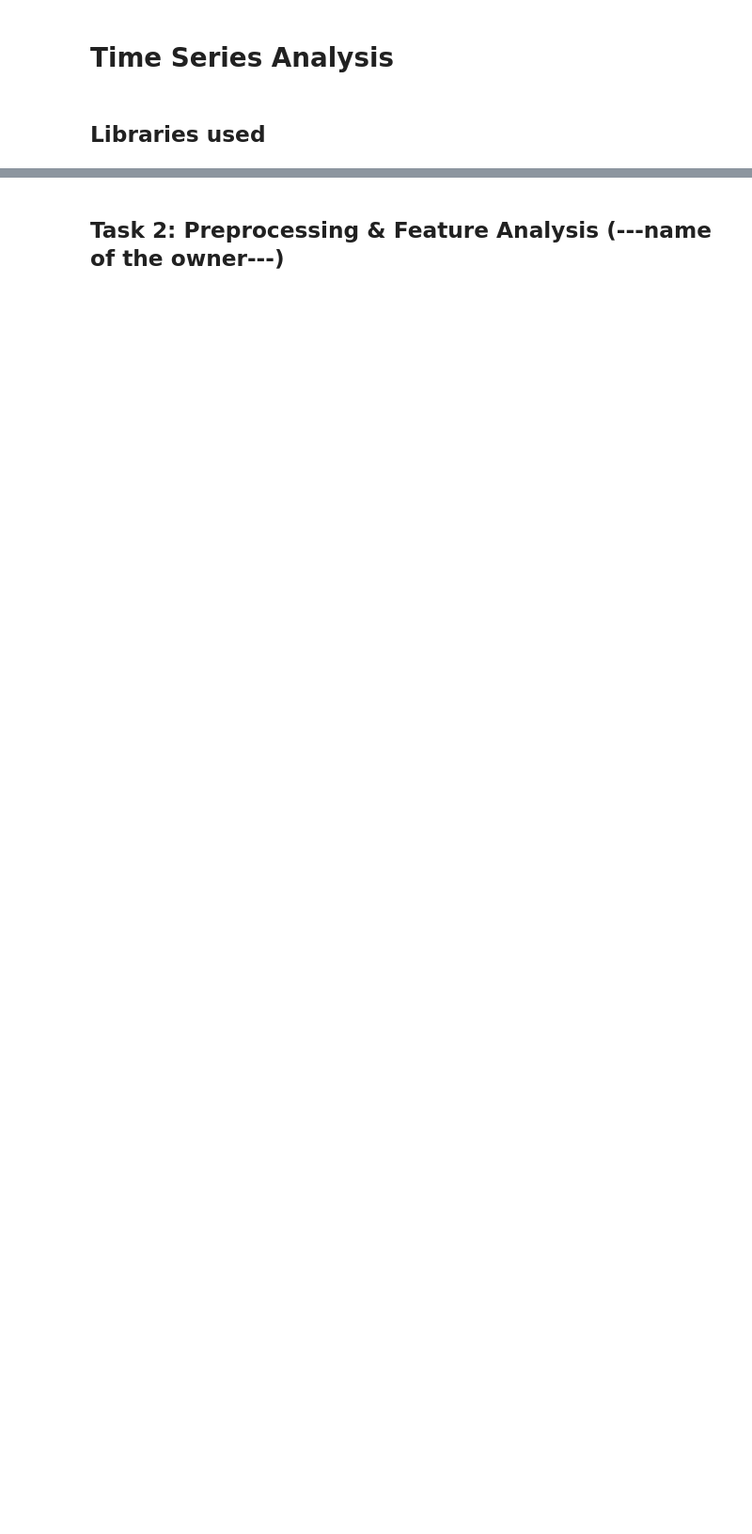
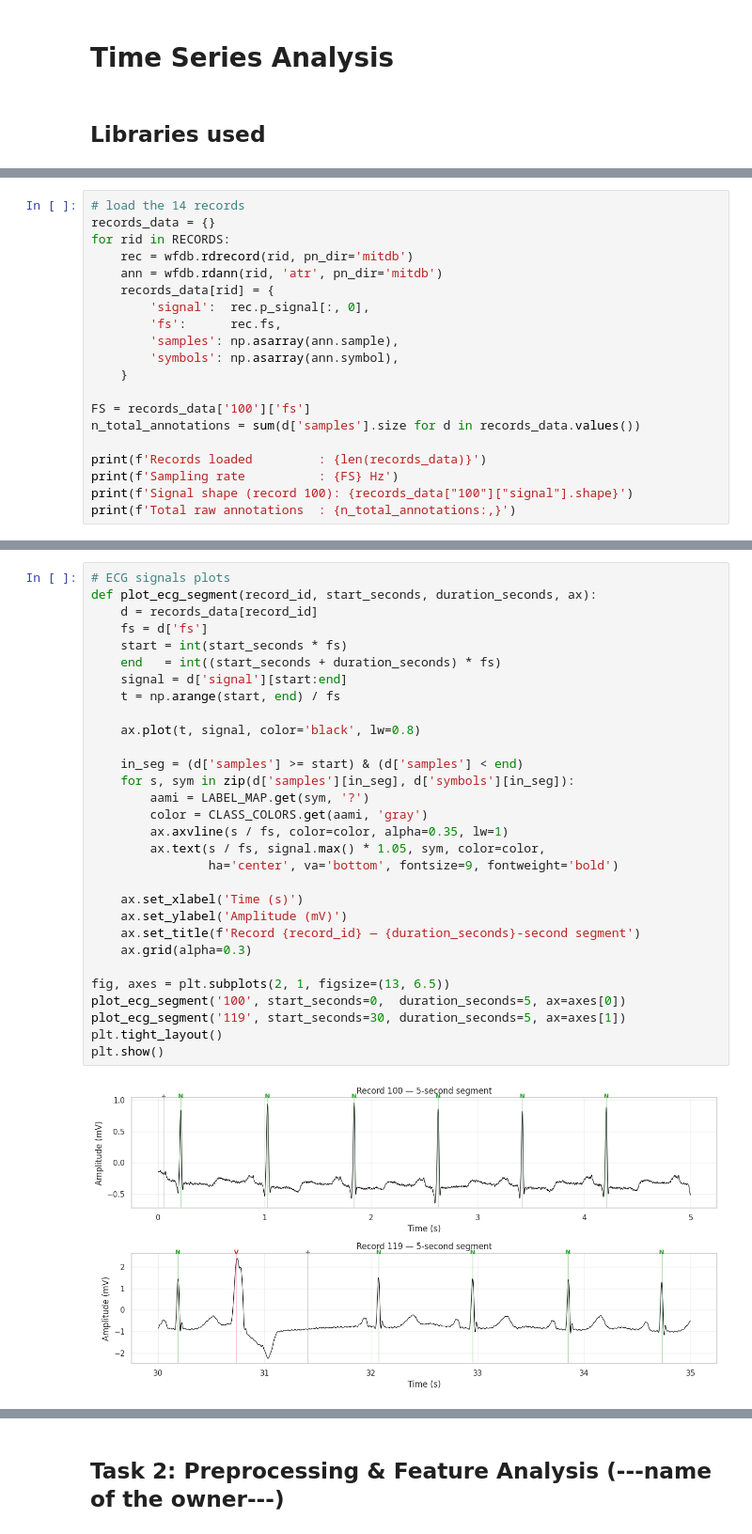
Before and after one commit to harasarahh/machine-learning-projects, a Jupyter notebook: TimeSeries/ML_assignment3.ipynb, the cells around one changed output, grey strips where cells are left out. Shown at 94% size. Saved outputs shown, nothing was run; the diff lists cells and outputs as text; blank space fills up the shorter version.

```diff
--- a/TimeSeries/ML_assignment3.ipynb
+++ b/TimeSeries/ML_assignment3.ipynb
@@ -8,0 +59,20 @@
+# %%
+# load the 14 records
+records_data = {}
+for rid in RECORDS:
+    rec = wfdb.rdrecord(rid, pn_dir='mitdb')
+    ann = wfdb.rdann(rid, 'atr', pn_dir='mitdb')
+    records_data[rid] = {
+        'signal':  rec.p_signal[:, 0],
+        'fs':      rec.fs,
+        'samples': np.asarray(ann.sample),
+        'symbols': np.asarray(ann.symbol),
+    }
+
+FS = records_data['100']['fs']
+n_total_annotations = sum(d['samples'].size for d in records_data.values())
+
+print(f'Records loaded         : {len(records_data)}')
+print(f'Sampling rate          : {FS} Hz')
+print(f'Signal shape (record 100): {records_data["100"]["signal"].shape}')
+print(f'Total raw annotations  : {n_total_annotations:,}')
@@ -8,0 +86,32 @@
+# %%
+# ECG signals plots
+def plot_ecg_segment(record_id, start_seconds, duration_seconds, ax):
+    d = records_data[record_id]
+    fs = d['fs']
+    start = int(start_seconds * fs)
+    end   = int((start_seconds + duration_seconds) * fs)
+    signal = d['signal'][start:end]
+    t = np.arange(start, end) / fs
+
+    ax.plot(t, signal, color='black', lw=0.8)
+
+    in_seg = (d['samples'] >= start) & (d['samples'] < end)
+    for s, sym in zip(d['samples'][in_seg], d['symbols'][in_seg]):
+        aami = LABEL_MAP.get(sym, '?')
+        color = CLASS_COLORS.get(aami, 'gray')
+        ax.axvline(s / fs, color=color, alpha=0.35, lw=1)
+        ax.text(s / fs, signal.max() * 1.05, sym, color=color,
+                ha='center', va='bottom', fontsize=9, fontweight='bold')
+
+    ax.set_xlabel('Time (s)')
+    ax.set_ylabel('Amplitude (mV)')
+    ax.set_title(f'Record {record_id} — {duration_seconds}-second segment')
+    ax.grid(alpha=0.3)
+
+fig, axes = plt.subplots(2, 1, figsize=(13, 6.5))
+plot_ecg_segment('100', start_seconds=0,  duration_seconds=5, ax=axes[0])
+plot_ecg_segment('119', start_seconds=30, duration_seconds=5, ax=axes[1])
+plt.tight_layout()
+plt.show()
+# %% [output]
+[figure, added]
```
Also changed, not shown: parts of 11 cells of this notebook.
